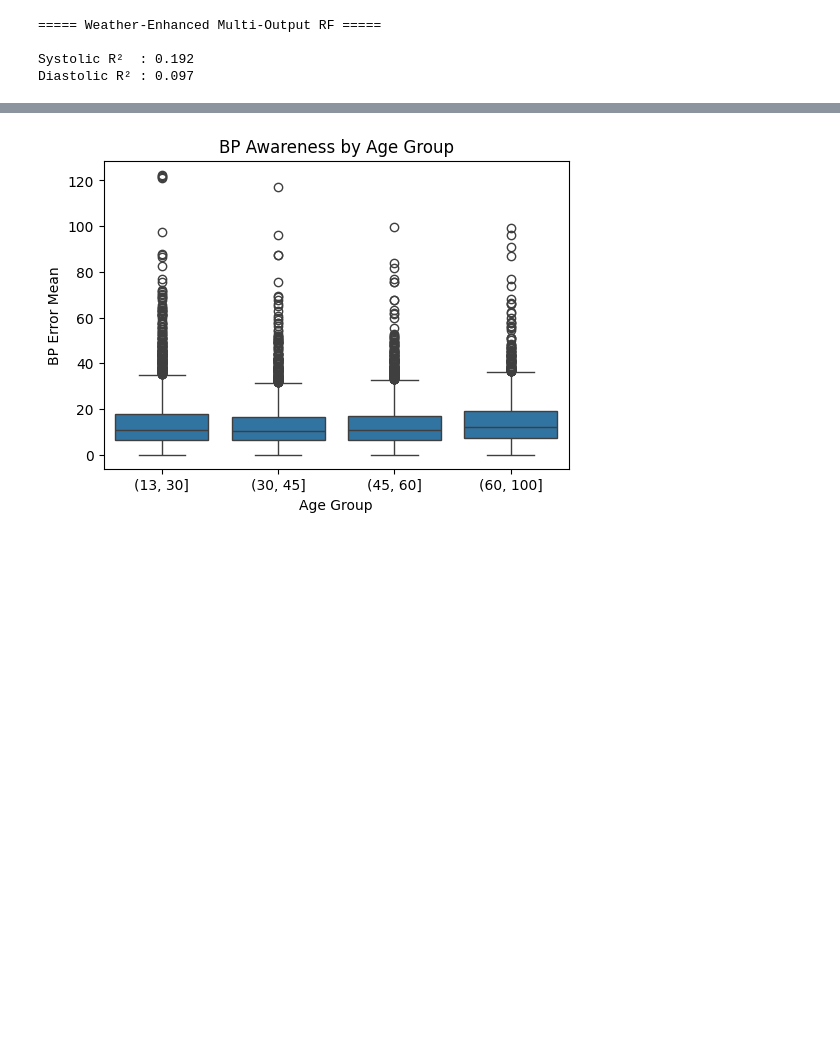
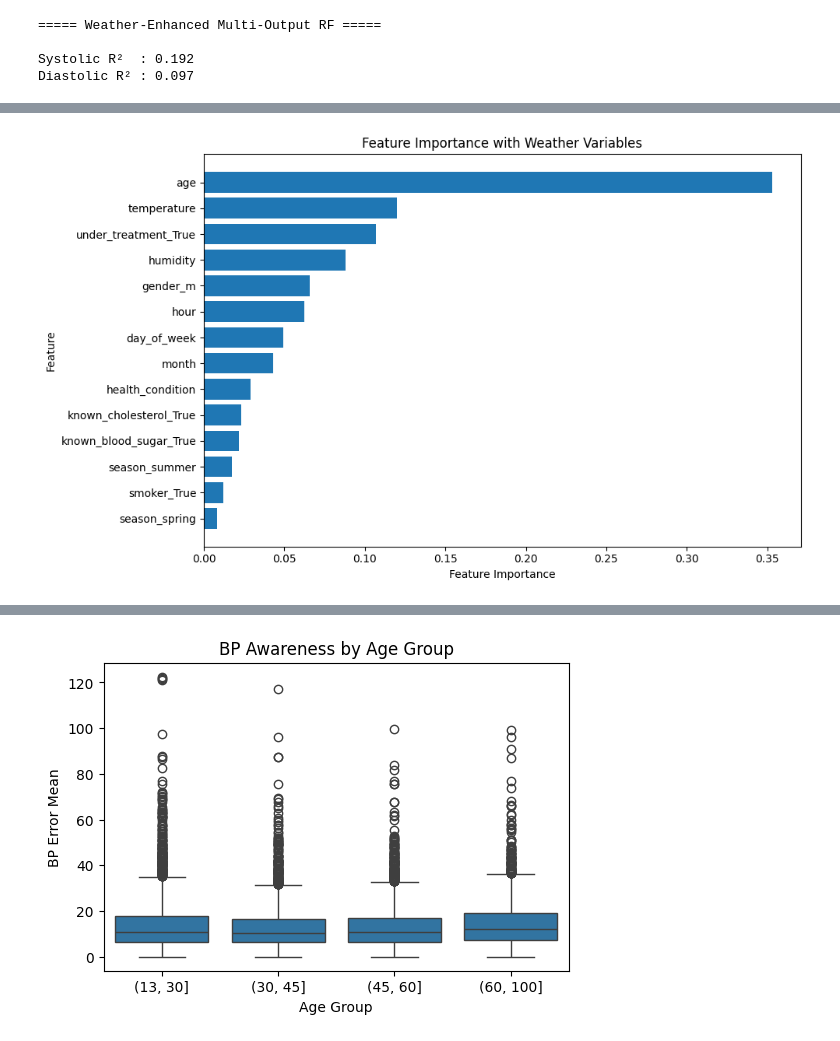
Before and after one commit to bcrohit/case-study, a Jupyter notebook: notebooks/modeling.ipynb, the cells around one changed output, grey strips where cells are left out. Drawn from its saved outputs; the diff is of its cells as text; code cells hidden in the pictures; blank space fills up the shorter version.

```diff
--- a/notebooks/modeling.ipynb
+++ b/notebooks/modeling.ipynb
@@ -1085,0 +1129,21 @@ Diastolic R² : 0.097
+# %%
+feature_importance_weather = pd.DataFrame({
+    'Feature': X_weather.columns,
+    'Importance': rf_weather.feature_importances_
+}).sort_values(by='Importance', ascending=False)
+
+plt.figure(figsize=(10, 6))
+
+plt.barh(
+    feature_importance_weather['Feature'],
+    feature_importance_weather['Importance']
+)
+
+plt.xlabel("Feature Importance")
+plt.ylabel("Feature")
+plt.title("Feature Importance with Weather Variables")
+plt.gca().invert_yaxis()
+plt.tight_layout()
+plt.show()
+# %% [output]
+[figure, added]
```
Also changed, not shown: parts of 19 cells of this notebook.
